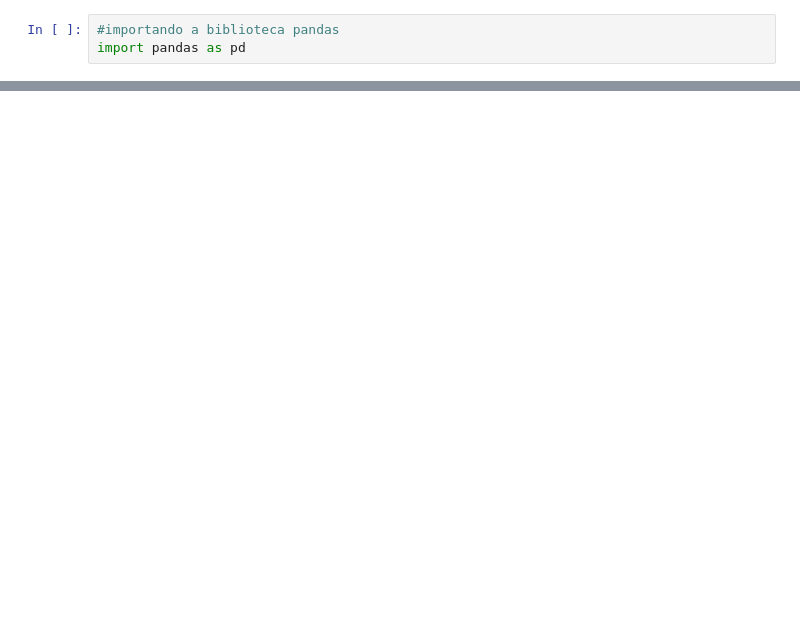
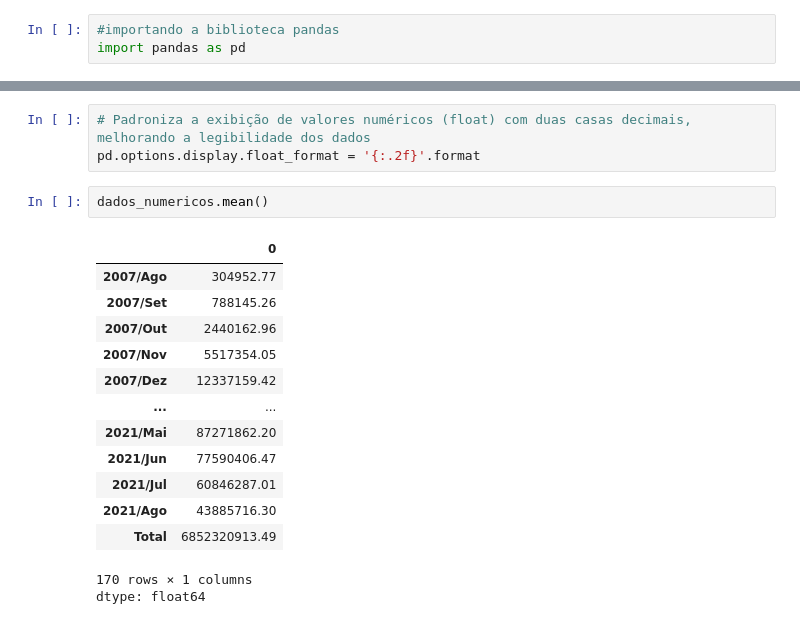
Before and after one commit to AleLucasG/Pos_Tech_FIAP_Data_Analytics, a Jupyter notebook: 01-data-analytics/handson/handson-01/Producao_Hospitalar.ipynb, the cells around one changed output, grey strips where cells are left out. Drawn from its saved outputs; the diff is of its cells as text; blank space fills up the shorter version.

```diff
--- a/01-data-analytics/handson/handson-01/Producao_Hospitalar.ipynb
+++ b/01-data-analytics/handson/handson-01/Producao_Hospitalar.ipynb
@@ -124,0 +69,20 @@ A coluna mais recente é: 2021/Set
+# %%
+# Padroniza a exibição de valores numéricos (float) com duas casas decimais, melhorando a legibilidade dos dados
+pd.options.display.float_format = '{:.2f}'.format
+# %%
+dados_numericos.mean()
+# %% [output]
+|  | 0 |
+| 2007/Ago | 304952.77 |
+| 2007/Set | 788145.26 |
+| 2007/Out | 2440162.96 |
+| 2007/Nov | 5517354.05 |
+| 2007/Dez | 12337159.42 |
+| ... | ... |
+| 2021/Mai | 87271862.20 |
+| 2021/Jun | 77590406.47 |
+| 2021/Jul | 60846287.01 |
+| 2021/Ago | 43885716.30 |
+| Total | 6852320913.49 |
+170 rows × 1 columns
+dtype: float64
```
Also changed, not shown: parts of 10 cells of this notebook.
